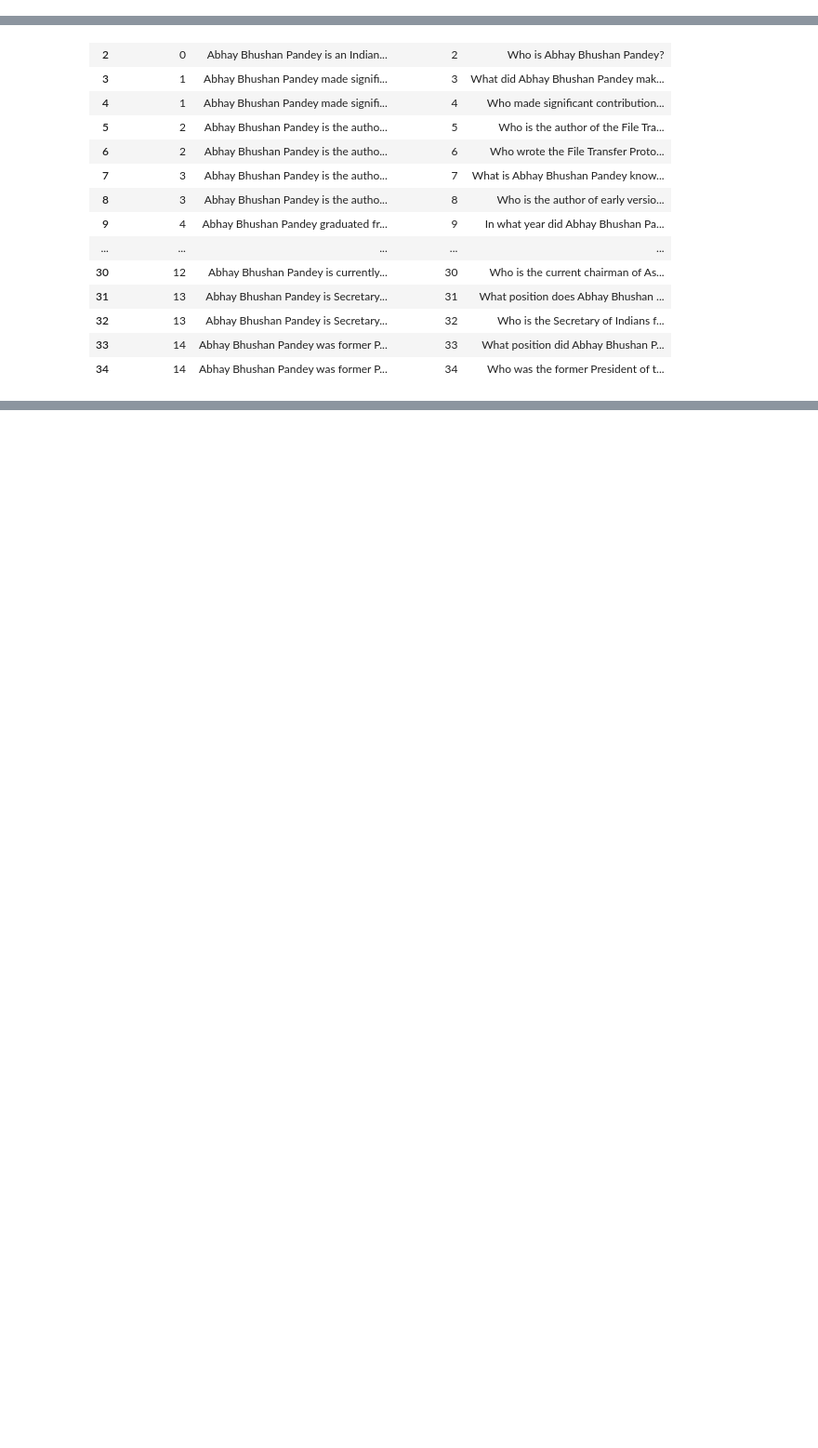
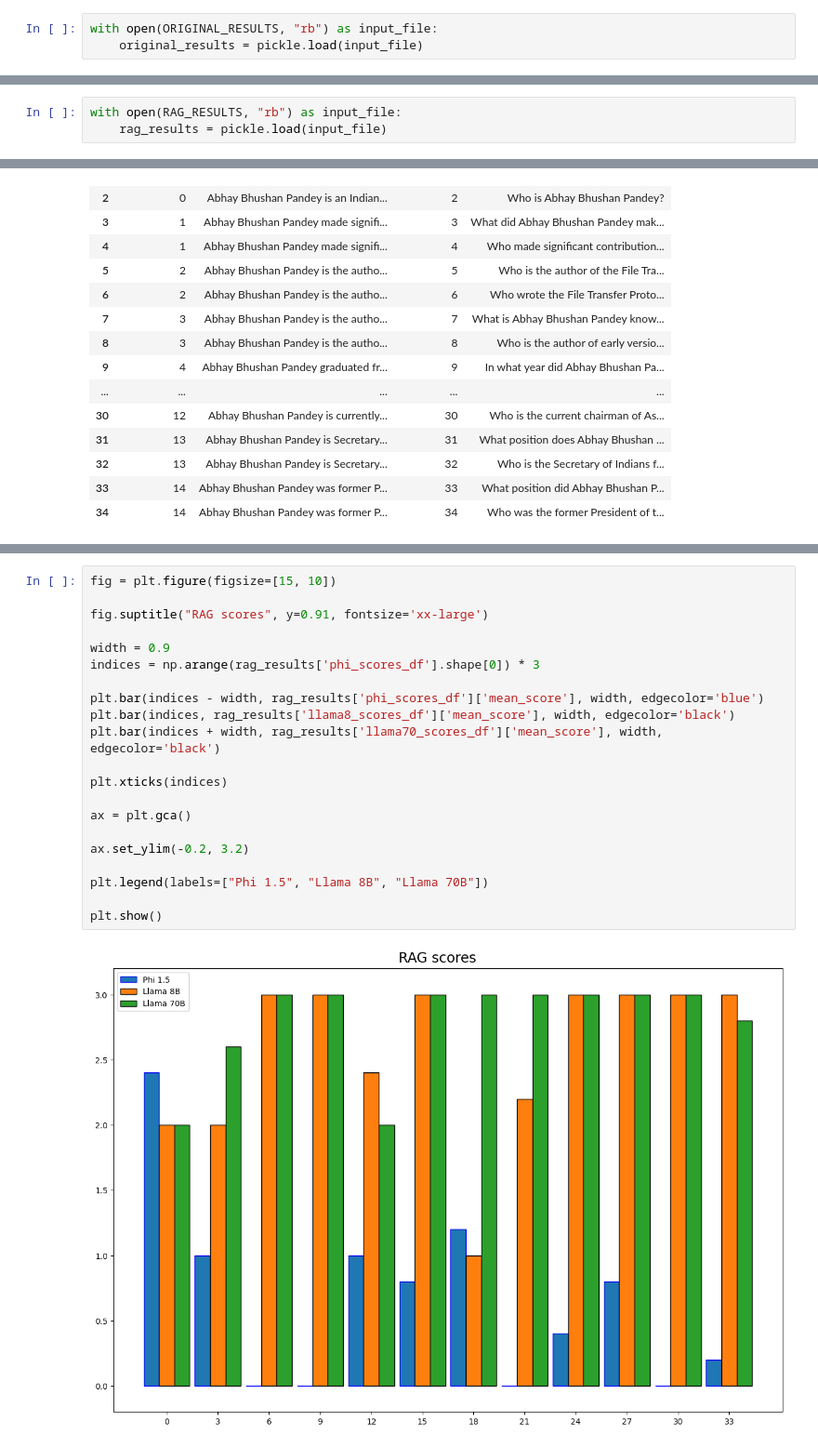
Before and after one commit to eduseiti/llm_editing_evaluation, a Jupyter notebook: factual_associations/plot_results.ipynb, the cells around one changed output, grey strips where cells are left out. Shown at 93% size. Cells and saved outputs as stored; diff of their text form; blank space fills up the shorter version.

```diff
--- a/factual_associations/plot_results.ipynb
+++ b/factual_associations/plot_results.ipynb
@@ -19,0 +24,3 @@ RAG_RESULTS="../../data/evaluations_RAG_results_20240624_011405_RAG.pkl"
+# %%
+with open(ORIGINAL_RESULTS, "rb") as input_file:
+    original_results = pickle.load(input_file)
@@ -46,0 +82,3 @@ facts_results["results_table_df"]
+# %%
+with open(RAG_RESULTS, "rb") as input_file:
+    rag_results = pickle.load(input_file)
@@ -176,0 +485,23 @@ results["results_table_df"][results["results_table_df"]['question'] == ordered['
+# %%
+fig = plt.figure(figsize=[15, 10])
+
+fig.suptitle("RAG scores", y=0.91, fontsize='xx-large')
+
+width = 0.9
+indices = np.arange(rag_results['phi_scores_df'].shape[0]) * 3
+
+plt.bar(indices - width, rag_results['phi_scores_df']['mean_score'], width, edgecolor='blue')
+plt.bar(indices, rag_results['llama8_scores_df']['mean_score'], width, edgecolor='black')
+plt.bar(indices + width, rag_results['llama70_scores_df']['mean_score'], width, edgecolor='black')
+
+plt.xticks(indices)
+
+ax = plt.gca()
+
+ax.set_ylim(-0.2, 3.2)
+
+plt.legend(labels=["Phi 1.5", "Llama 8B", "Llama 70B"])
+
+plt.show()
+# %% [output]
+[figure, added]
```
Also changed, not shown: parts of 48 cells of this notebook.
